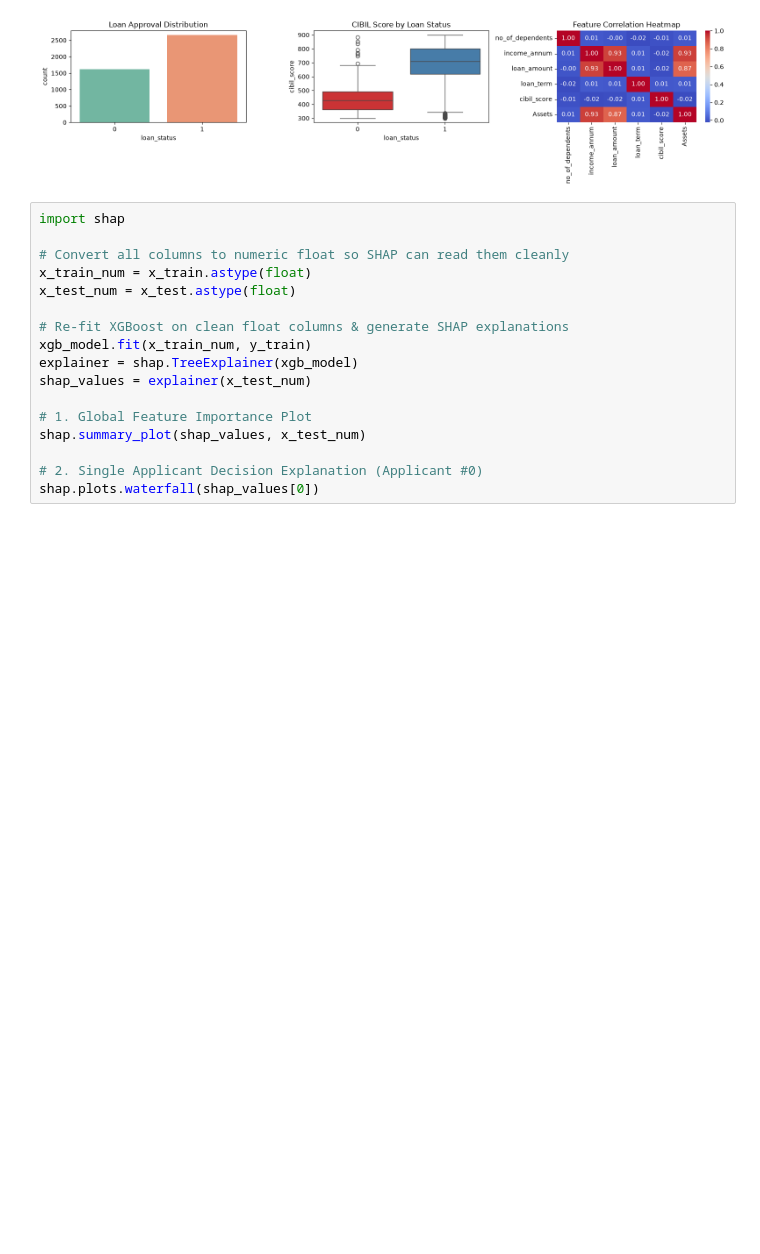
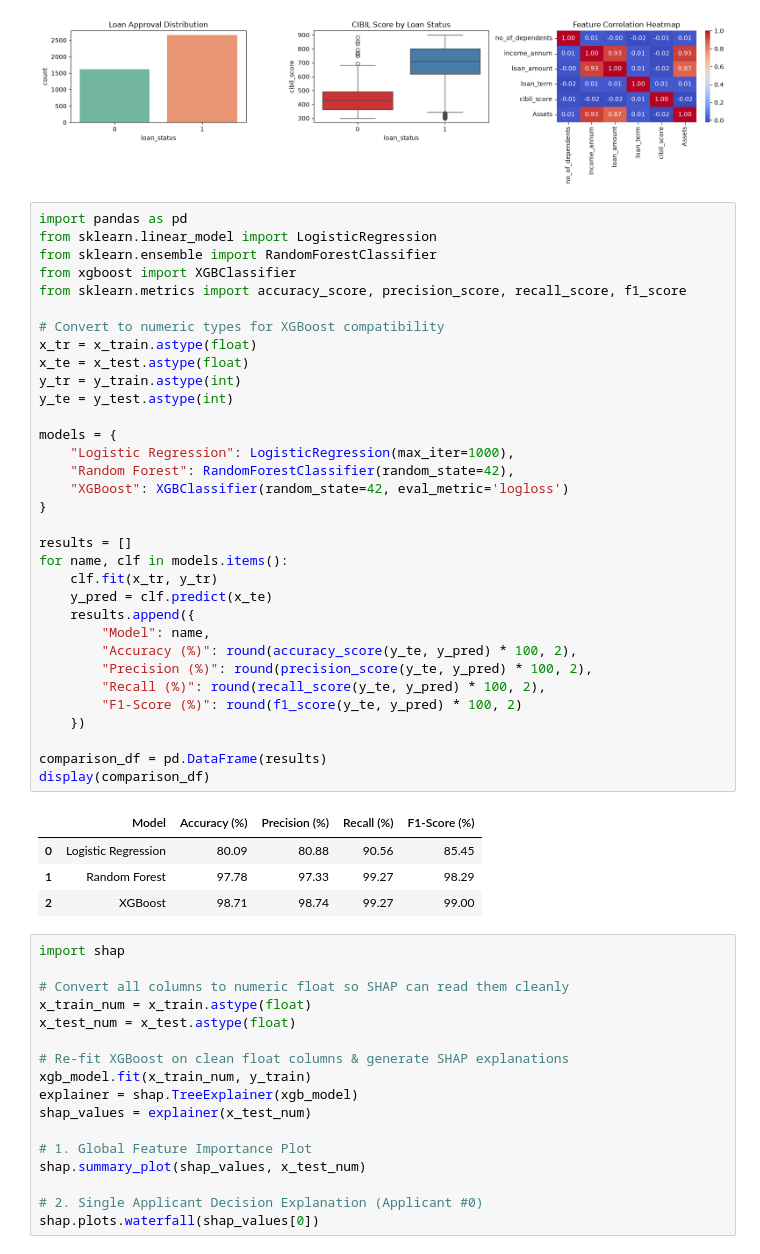
Before and after one commit to infiWAY942/LOAN_APPROVAL_PREDICTION, a Jupyter notebook: loan_appvl_predic-model.ipynb, the cells around one changed output. Cells and saved outputs as stored; diff of their text form; blank space fills up the shorter version.

```diff
--- a/loan_appvl_predic-model.ipynb
+++ b/loan_appvl_predic-model.ipynb
@@ -375,6 +375,44 @@ Passing `palette` without assigning `hue` is deprecated and will be removed in v
 
   sns.boxplot(x='loan_status', y='cibil_score', data=data, palette='Set1', ax=axes[1])
 [figure]
+# %%
+import pandas as pd
+from sklearn.linear_model import LogisticRegression
+from sklearn.ensemble import RandomForestClassifier
+from xgboost import XGBClassifier
+from sklearn.metrics import accuracy_score, precision_score, recall_score, f1_score
+
+# Convert to numeric types for XGBoost compatibility
+x_tr = x_train.astype(float)
+x_te = x_test.astype(float)
+y_tr = y_train.astype(int)
+y_te = y_test.astype(int)
+
+models = {
+    "Logistic Regression": LogisticRegression(max_iter=1000),
+    "Random Forest": RandomForestClassifier(random_state=42),
+    "XGBoost": XGBClassifier(random_state=42, eval_metric='logloss')
+}
+
+results = []
+for name, clf in models.items():
+    clf.fit(x_tr, y_tr)
+    y_pred = clf.predict(x_te)
+    results.append({
+        "Model": name,
+        "Accuracy (%)": round(accuracy_score(y_te, y_pred) * 100, 2),
+        "Precision (%)": round(precision_score(y_te, y_pred) * 100, 2),
+        "Recall (%)": round(recall_score(y_te, y_pred) * 100, 2),
+        "F1-Score (%)": round(f1_score(y_te, y_pred) * 100, 2)
+    })
+
+comparison_df = pd.DataFrame(results)
+display(comparison_df)
+# %% [output]
+|  | Model | Accuracy (%) | Precision (%) | Recall (%) | F1-Score (%) |
+| 0 | Logistic Regression | 80.09 | 80.88 | 90.56 | 85.45 |
+| 1 | Random Forest | 97.78 | 97.33 | 99.27 | 98.29 |
+| 2 | XGBoost | 98.71 | 98.74 | 99.27 | 99.00 |
 # %%
 import shap
 
```
